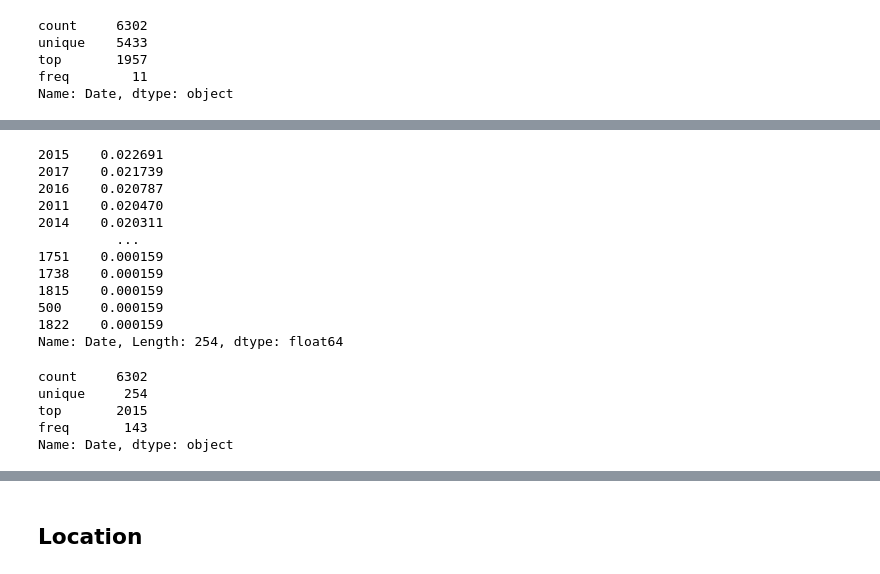
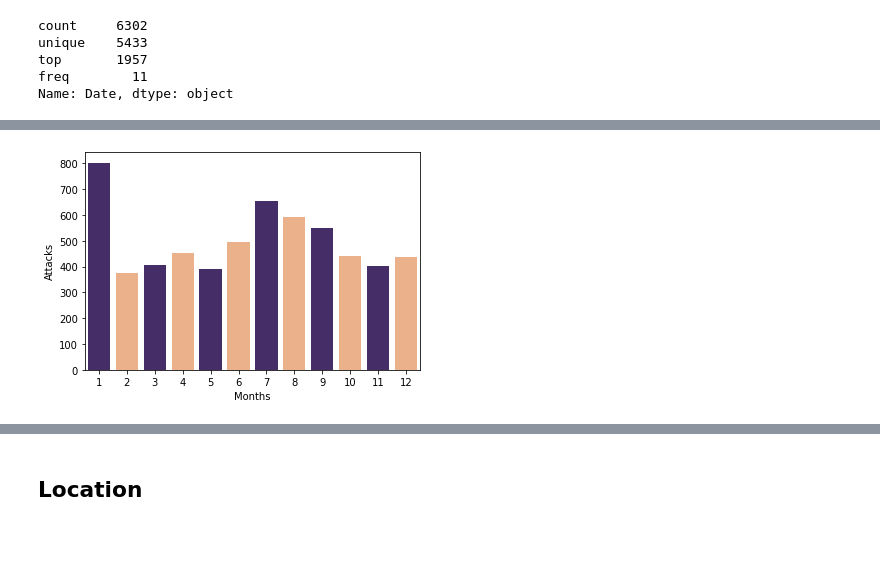
Before and after one commit to Ironhack-Data-Madrid-Febrero-2021/pandas-project, a Jupyter notebook: your-code/clean.ipynb, the cells around one changed output, grey strips where cells are left out. Cells and saved outputs as stored; diff of their text form; code cells hidden in the pictures; blank space fills up the shorter version.

```diff
--- a/your-code/clean.ipynb
+++ b/your-code/clean.ipynb
@@ -441,24 +465,8 @@ array(['2018', '2017', '2016', '2015', '2014', '2013', '2012', '2011',
-# %%
-attacks_df.Date.value_counts(normalize=True)
-# %% [output]
-2015    0.022691
-2017    0.021739
-2016    0.020787
-2011    0.020470
-2014    0.020311
-          ...
-1751    0.000159
-1738    0.000159
-1815    0.000159
-500     0.000159
-1822    0.000159
-Name: Date, Length: 254, dtype: float64
-# %%
-attacks_df.Date.describe()
-# %% [output]
-count     6302
-unique     254
-top       2015
-freq       143
-Name: Date, dtype: object
+# %%
+plot_months = sns.countplot(x = attacks_df['Months'],
+                 palette = ['#432371',"#FAAE7B"])
+plot_months.set(xlabel = 'Months',
+       ylabel='Attacks');
+# %% [output]
+[figure, added]
 # %%
```
Also changed, not shown: parts of 51 cells of this notebook.
